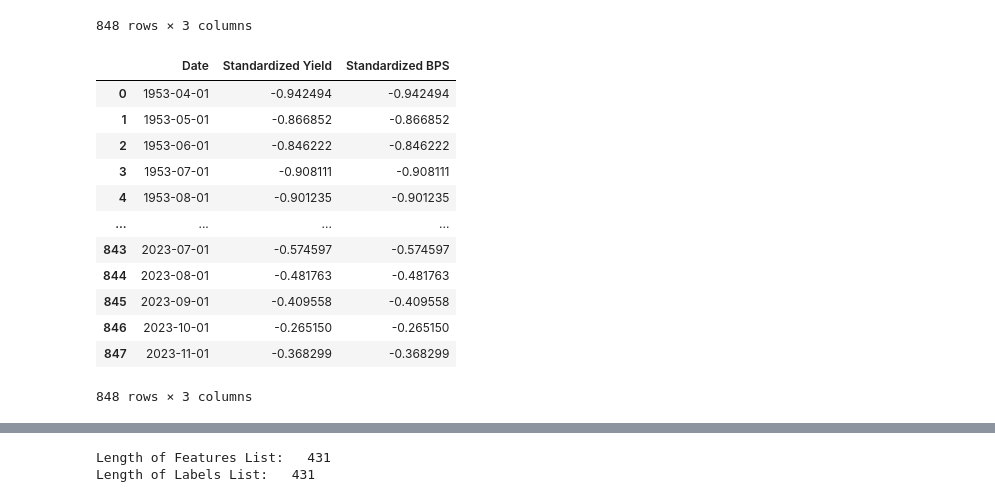
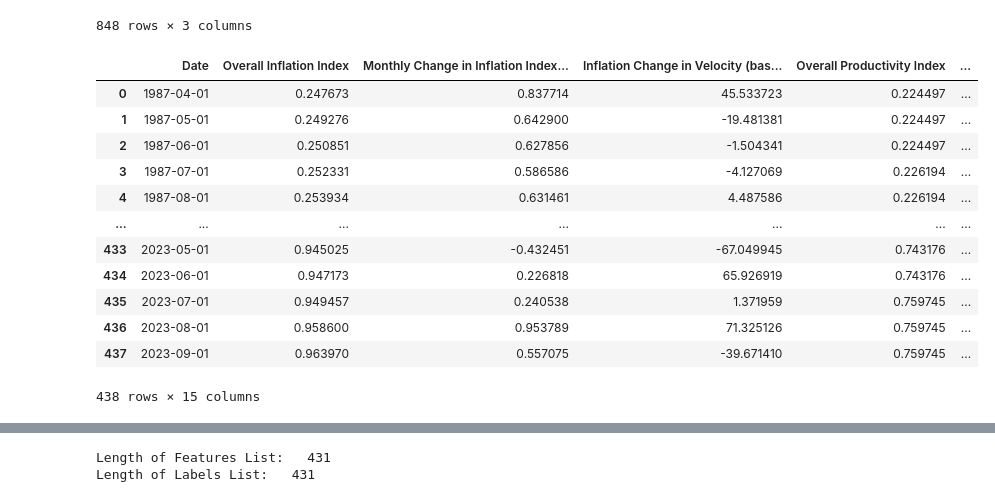
Before and after one commit to deepenrp/to_lock_or_to_float, a Jupyter notebook: x_y_variables.ipynb, the cells around one changed output, grey strips where cells are left out. Saved outputs shown, nothing was run; the diff lists cells and outputs as text; code cells hidden in the pictures.

```diff
--- a/x_y_variables.ipynb
+++ b/x_y_variables.ipynb
@@ -369,33 +299,19 @@ interest_rate_df
 | 847 | 2023-11-01 | 4.50 | 450.0 |
 848 rows × 3 columns
 # %%
-# Standardize Data Scaling
-from sklearn.preprocessing import StandardScaler
+# # Standardize Data Scaling
+# from sklearn.preprocessing import StandardScaler
 
-standard_interest_df = pd.DataFrame()
+# standard_interest_df = pd.DataFrame()
 
-# Create scaler to Standardized data of each feature
-yield_scaler = StandardScaler().fit(interest_rate_df['10-Year Treasury Yield'].values.reshape(-1, 1))
-bps_change_scaler = StandardScaler().fit(interest_rate_df['10-Yr Yield (basis points)'].values.reshape(-1, 1))
+# # Create scaler to Standardized data of each feature
+# yield_scaler = StandardScaler().fit(interest_rate_df['10-Year Treasury Yield'].values.reshape(-1, 1))
+# bps_change_scaler = StandardScaler().fit(interest_rate_df['10-Yr Yield (basis points)'].values.reshape(-1, 1))
 
-# Calculate Standardized of each feature
-standard_interest_df["Date"] = interest_rate_df['Date']
-standard_interest_df["Standardized Yield"] = yield_scaler.transform(interest_rate_df['10-Year Treasury Yield'].values.reshape(-1, 1))
-standard_interest_df["Standardized BPS"] = bps_change_scaler.transform(interest_rate_df['10-Yr Yield (basis points)'].values.reshape(-1, 1))
+# # Calculate Standardized of each feature
+# standard_interest_df["Date"] = interest_rate_df['Date']
+# standard_interest_df["Standardized Yield"] = yield_scaler.transform(interest_rate_df['10-Year Treasury Yield'].values.reshape(-1, 1))
+# standard_interest_df["Standardized BPS"] = bps_change_scaler.transform(interest_rate_df['10-Yr Yield (basis points)'].values.reshape(-1, 1))
 
-standard_interest_df
+# standard_interest_df
-# %% [output]
-|  | Date | Standardized Yield | Standardized BPS |
-| 0 | 1953-04-01 | -0.942494 | -0.942494 |
-| 1 | 1953-05-01 | -0.866852 | -0.866852 |
-| 2 | 1953-06-01 | -0.846222 | -0.846222 |
-| 3 | 1953-07-01 | -0.908111 | -0.908111 |
-| 4 | 1953-08-01 | -0.901235 | -0.901235 |
-| ... | ... | ... | ... |
-| 843 | 2023-07-01 | -0.574597 | -0.574597 |
-| 844 | 2023-08-01 | -0.481763 | -0.481763 |
-| 845 | 2023-09-01 | -0.409558 | -0.409558 |
-| 846 | 2023-10-01 | -0.265150 | -0.265150 |
-| 847 | 2023-11-01 | -0.368299 | -0.368299 |
-848 rows × 3 columns
 # %%
@@ -408 +324,39 @@ standard_interest_df["Date"] = pd.to_datetime(standard_interest_df["Date"])
+# %%
+# Convert Dates to the appropriate data type
+inflation_change_df["Date"] = pd.to_datetime(inflation_change_df["Date"])
+productivity_index_monthly_data["Date"] = pd.to_datetime(productivity_index_monthly_data["Date"])
+jobs_index_change_df["Date"] = pd.to_datetime(jobs_index_change_df["Date"])
+housing_monthly_data["Date"] = pd.to_datetime(housing_monthly_data["Date"])
+interest_rate_df["Date"] = pd.to_datetime(interest_rate_df["Date"])
+# %%
+# Merge the DataFrames
+combined_df = pd.DataFrame()
+
+# Merge Inflation and Productivity DataFrames on the 'Date' column
+combined_df = pd.merge(inflation_change_df, productivity_index_monthly_data, on='Date')
+
+# Merge Combined DataFrames to Jobs DataFrame on the 'Date' column
+combined_df = pd.merge(combined_df, jobs_index_change_df, on='Date')
+
+# Merge Combined DataFrames to Housing DataFrame on the 'Date' column
+combined_df = pd.merge(combined_df, housing_monthly_data, on='Date')
+
+# Merge Combined DataFrames to Interest Rate DataFrame on the 'Date' column
+combined_df = pd.merge(combined_df, interest_rate_df, on='Date')
+
+combined_df
+# %% [output]
+|  | Date | Overall Inflation Index | Monthly Change in Inflation Index... | Inflation Change in Velocity (bas... | Overall Productivity Index | ... |
+| 0 | 1987-04-01 | 0.247673 | 0.837714 | 45.533723 | 0.224497 | ... |
+| 1 | 1987-05-01 | 0.249276 | 0.642900 | -19.481381 | 0.224497 | ... |
+| 2 | 1987-06-01 | 0.250851 | 0.627856 | -1.504341 | 0.224497 | ... |
+| 3 | 1987-07-01 | 0.252331 | 0.586586 | -4.127069 | 0.226194 | ... |
+| 4 | 1987-08-01 | 0.253934 | 0.631461 | 4.487586 | 0.226194 | ... |
+| ... | ... | ... | ... | ... | ... | ... |
+| 433 | 2023-05-01 | 0.945025 | -0.432451 | -67.049945 | 0.743176 | ... |
+| 434 | 2023-06-01 | 0.947173 | 0.226818 | 65.926919 | 0.743176 | ... |
+| 435 | 2023-07-01 | 0.949457 | 0.240538 | 1.371959 | 0.759745 | ... |
+| 436 | 2023-08-01 | 0.958600 | 0.953789 | 71.325126 | 0.759745 | ... |
+| 437 | 2023-09-01 | 0.963970 | 0.557075 | -39.671410 | 0.759745 | ... |
+438 rows × 15 columns
 # %%
```
Also changed, not shown: parts of 24 cells of this notebook, 3 other files.
